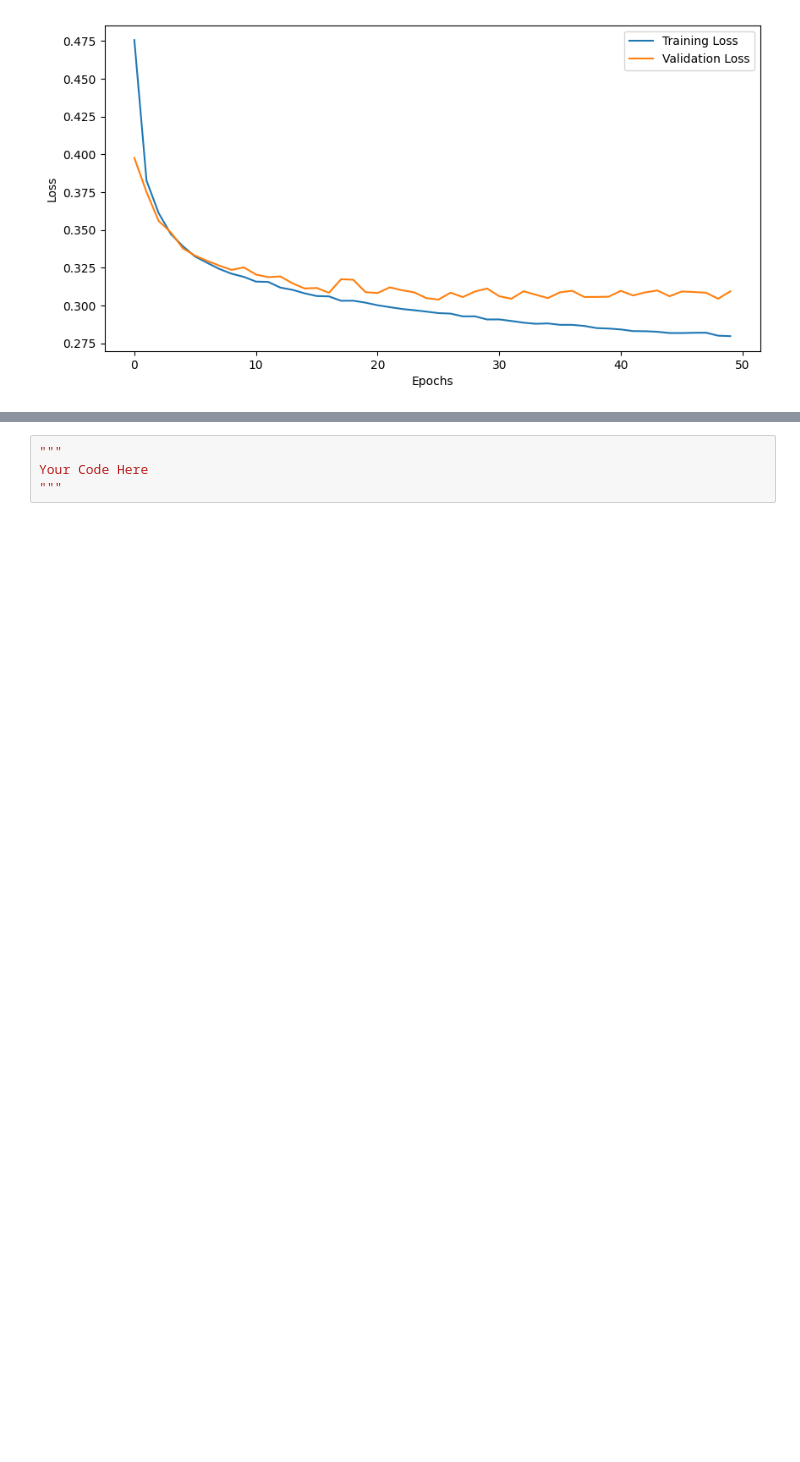
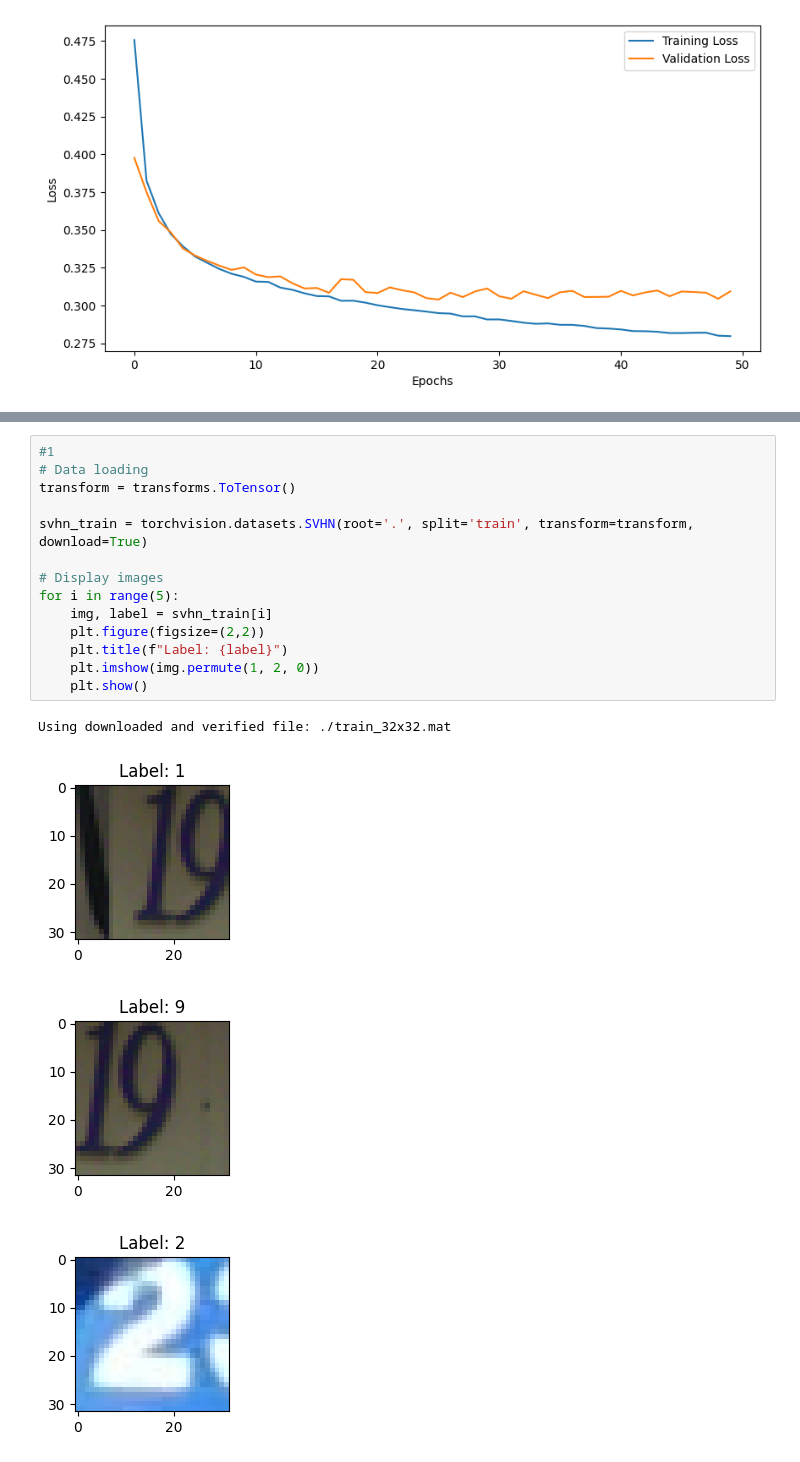
Before and after one commit to orilevi2809/DL, a Jupyter notebook: HW2/ece046211_hw2_mlp_cnn_students.ipynb, the cells around one changed output, grey strips where cells are left out. Drawn from its saved outputs; the diff is of its cells as text; blank space fills up the shorter version.

```diff
--- a/HW2/ece046211_hw2_mlp_cnn_students.ipynb
+++ b/HW2/ece046211_hw2_mlp_cnn_students.ipynb
@@ -607,7 +608,22 @@ SVHN is a real-world image dataset for developing machine learning and object re
     * You can use transformations available in `torchvision.transforms` as shown in the tutorial.
     * You are welcome to use <a href="https://kornia.github.io/">`kornia`</a> for the augmentations (**2 points bonus**, maximal grade is still 100).
     * **Plot** the loss curves (and any other statistic you want) as a function of epochs/iterations.
-# %%
-"""
-Your Code Here
-"""
+# %%
+#1
+# Data loading
+transform = transforms.ToTensor()
+
+svhn_train = torchvision.datasets.SVHN(root='.', split='train', transform=transform, download=True)
+
+# Display images
+for i in range(5):
+    img, label = svhn_train[i]
+    plt.figure(figsize=(2,2))
+    plt.title(f"Label: {label}")
+    plt.imshow(img.permute(1, 2, 0))
+    plt.show()
+# %% [output]
+Using downloaded and verified file: ./train_32x32.mat
+[figure, added]
+[figure, added]
+[figure, added]
```
Also changed, not shown: parts of 7 cells of this notebook.
